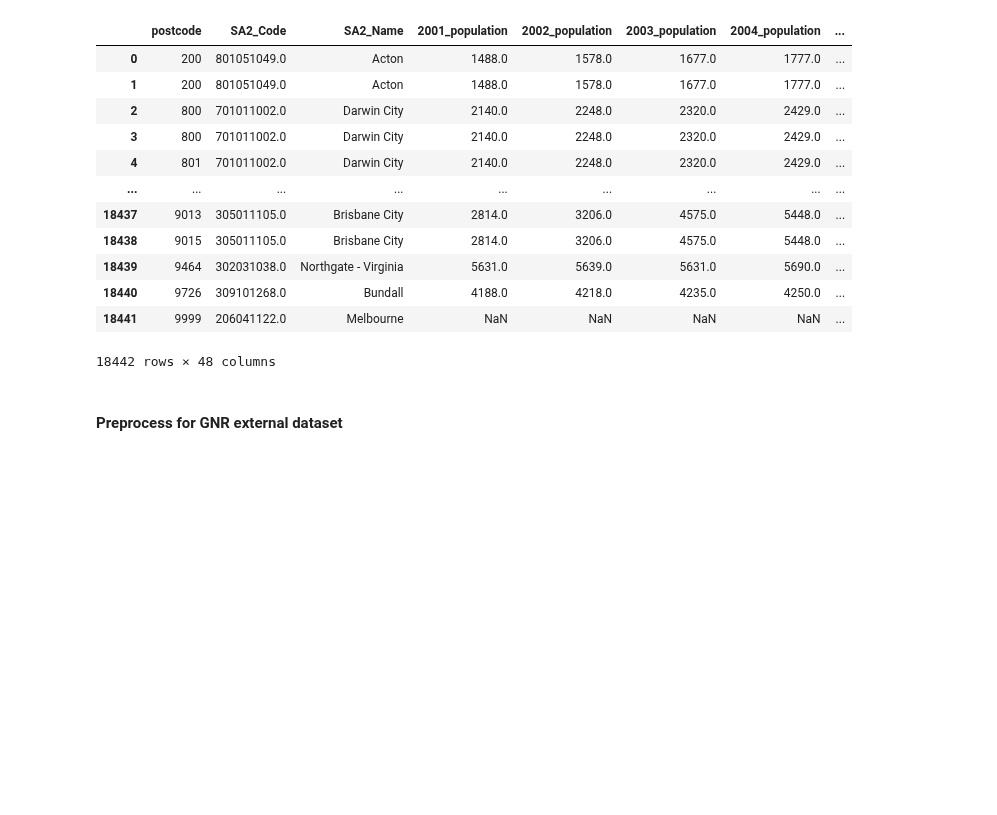
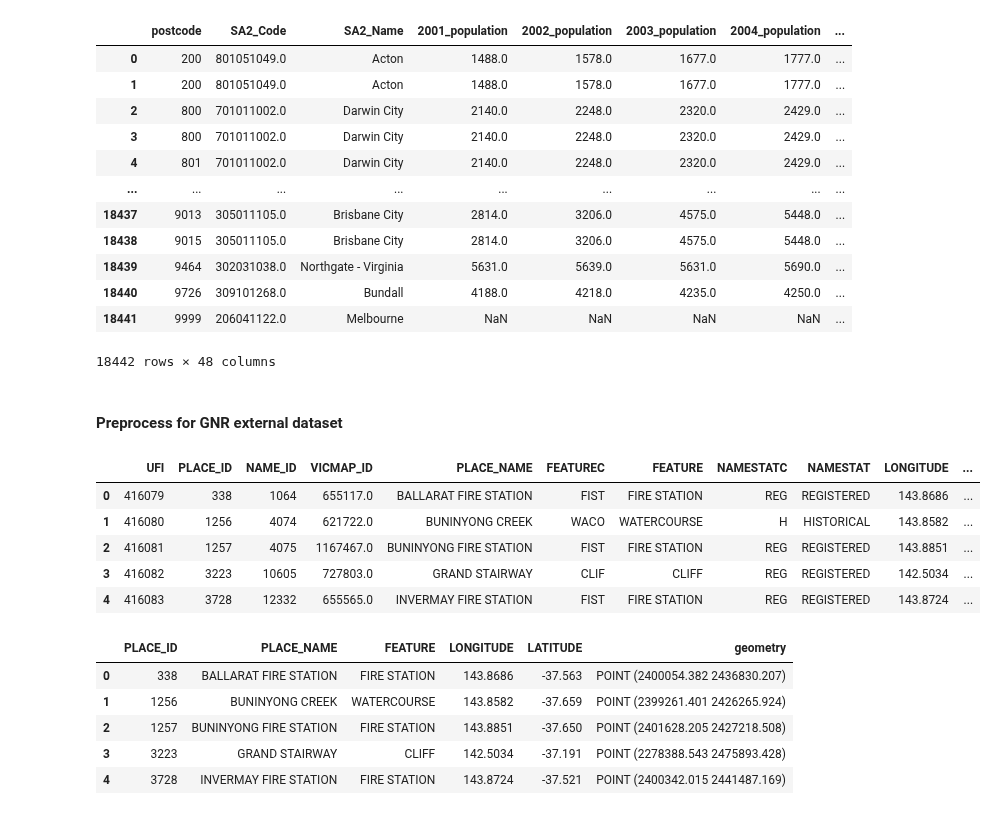
Before and after one commit to MAST30034-Applied-Data-Science/generic-real-estate-consulting-project-group-1-iron-data-man, a Jupyter notebook: notebooks/data_cleaning_external.ipynb, the cells around one changed output. Saved outputs shown, nothing was run; the diff lists cells and outputs as text; code cells hidden in the pictures; blank space fills up the shorter version.

```diff
--- a/notebooks/data_cleaning_external.ipynb
+++ b/notebooks/data_cleaning_external.ipynb
@@ -319,6 +325,27 @@ path = os.getcwd().replace("notebooks","") + "data/curated/"
 external.to_csv(path+'external.csv',index=False)
 # %% [markdown]
 #### Preprocess for GNR external dataset
+# %%
+# read GNR shapefile
+GNR = gpd.read_file('../data/raw/shapefiles/gda2020_vicgrid/esrishape/whole_of_dataset/victoria/VMFOI/GNR.shp')
+display(GNR.head(5))
+GNR = GNR.drop(columns=['UFI', 'NAME_ID', 'VICMAP_ID', 'FEATUREC', 'NAMESTATC', 'NAMESTAT','REG_DATE','CRDATE_UFI'])
+display(GNR.head(5))
+path = os.getcwd().replace("notebooks","") + "data/raw/"
+GNR.to_csv(path+"GNR.csv",index=False)
+# %% [output]
+|  | UFI | PLACE_ID | NAME_ID | VICMAP_ID | PLACE_NAME | FEATUREC | FEATURE | NAMESTATC | NAMESTAT | LONGITUDE | ... |
+| 0 | 416079 | 338 | 1064 | 655117.0 | BALLARAT FIRE STATION | FIST | FIRE STATION | REG | REGISTERED | 143.8686 | ... |
+| 1 | 416080 | 1256 | 4074 | 621722.0 | BUNINYONG CREEK | WACO | WATERCOURSE | H | HISTORICAL | 143.8582 | ... |
+| 2 | 416081 | 1257 | 4075 | 1167467.0 | BUNINYONG FIRE STATION | FIST | FIRE STATION | REG | REGISTERED | 143.8851 | ... |
+| 3 | 416082 | 3223 | 10605 | 727803.0 | GRAND STAIRWAY | CLIF | CLIFF | REG | REGISTERED | 142.5034 | ... |
+| 4 | 416083 | 3728 | 12332 | 655565.0 | INVERMAY FIRE STATION | FIST | FIRE STATION | REG | REGISTERED | 143.8724 | ... |
+|  | PLACE_ID | PLACE_NAME | FEATURE | LONGITUDE | LATITUDE | geometry |
+| 0 | 338 | BALLARAT FIRE STATION | FIRE STATION | 143.8686 | -37.563 | POINT (2400054.382 2436830.207) |
+| 1 | 1256 | BUNINYONG CREEK | WATERCOURSE | 143.8582 | -37.659 | POINT (2399261.401 2426265.924) |
+| 2 | 1257 | BUNINYONG FIRE STATION | FIRE STATION | 143.8851 | -37.650 | POINT (2401628.205 2427218.508) |
+| 3 | 3223 | GRAND STAIRWAY | CLIFF | 142.5034 | -37.191 | POINT (2278388.543 2475893.428) |
+| 4 | 3728 | INVERMAY FIRE STATION | FIRE STATION | 143.8724 | -37.521 | POINT (2400342.015 2441487.169) |
 # %%
 # read GNR csv
 gnr = pd.read_csv('../data/raw/GNR.csv')
```
Also changed, not shown: parts of 9 cells of this notebook.
